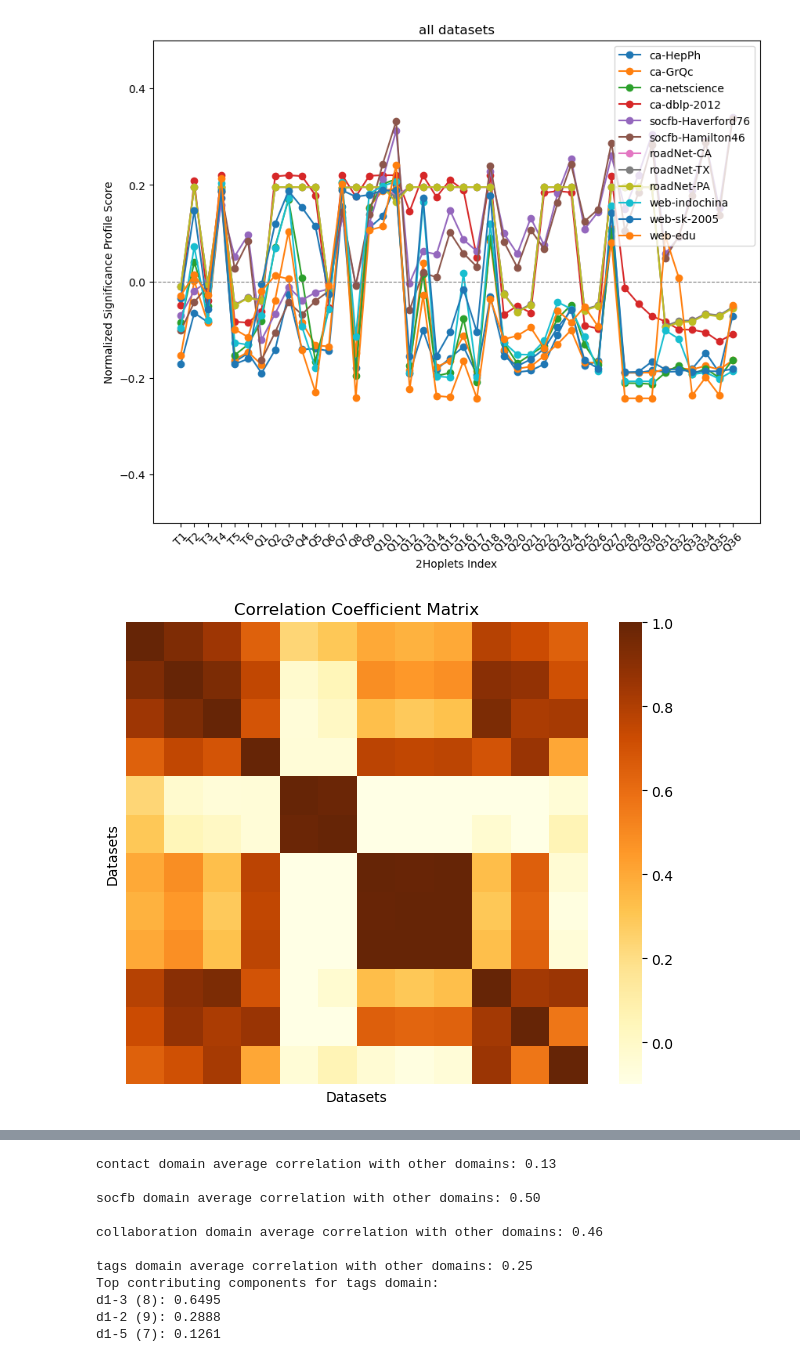
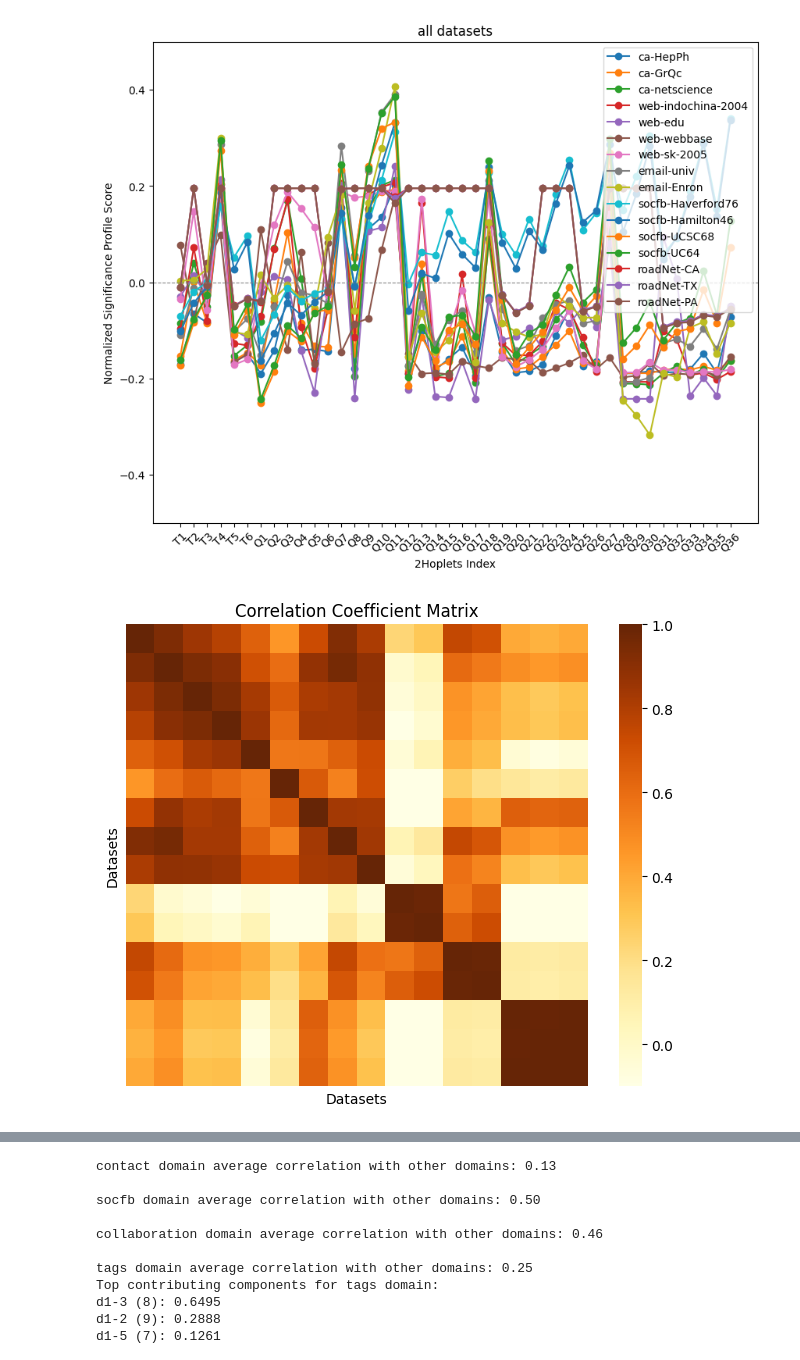
Before and after one commit to thisis05/distance-extended-graphlet, a Jupyter notebook: profile.ipynb, the cells around one changed output, grey strips where cells are left out. Drawn from its saved outputs; the diff is of its cells as text; code cells hidden in the pictures.

```diff
--- a/profile.ipynb
+++ b/profile.ipynb
@@ -115,19 +115,21 @@ def conf_mat(labels, correlation_matrix):
     #ax.set_yticklabels([''] * len(labels))
     plt.show()
 # %%
-datasets = ['ca-HepPh', 'ca-GrQc', 'ca-netscience', 'ca-dblp-2012',
-            #'email-univ','email-Enron', 'email-EU',
-            'socfb-Haverford76', 'socfb-Hamilton46',
+datasets = [
+            'ca-HepPh', 'ca-GrQc', 'ca-netscience',
+            'web-indochina-2004', 'web-edu', 'web-webbase', 'web-sk-2005',
+            'email-univ','email-Enron', #'email-EU',
+            'socfb-Haverford76', 'socfb-Hamilton46', 'socfb-UCSC68', 'socfb-UC64',
             'roadNet-CA', 'roadNet-TX', 'roadNet-PA',
             #'tags-ask-ubuntu', 'tags-math-sx',
-            'web-indochina', 'web-sk-2005']
+            ]
 real, random = load_json_convert("extend_output")
 domain = real[real['dataset'] == 'datasets']['domain']
 corr = sig_profile(real, random, labels_2hop_all, datasets)
 conf_mat(domain, corr)
 # %% [output]
-[figure, old version]
+[figure, new version]
-[figure, old version]
+[figure, new version]
 # %%
 corr
 # %% [output]
```
Also changed, not shown: parts of 1 cell of this notebook, 29 other files.
